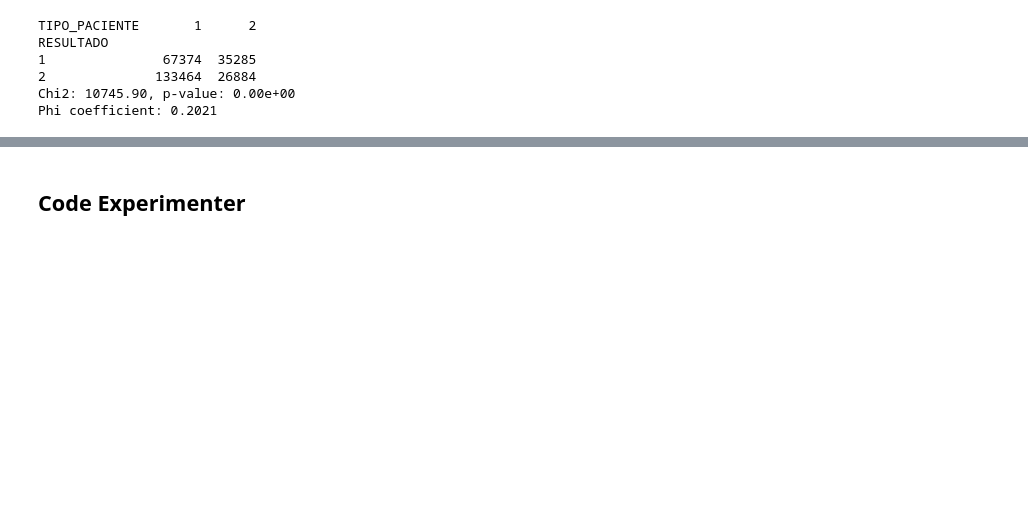
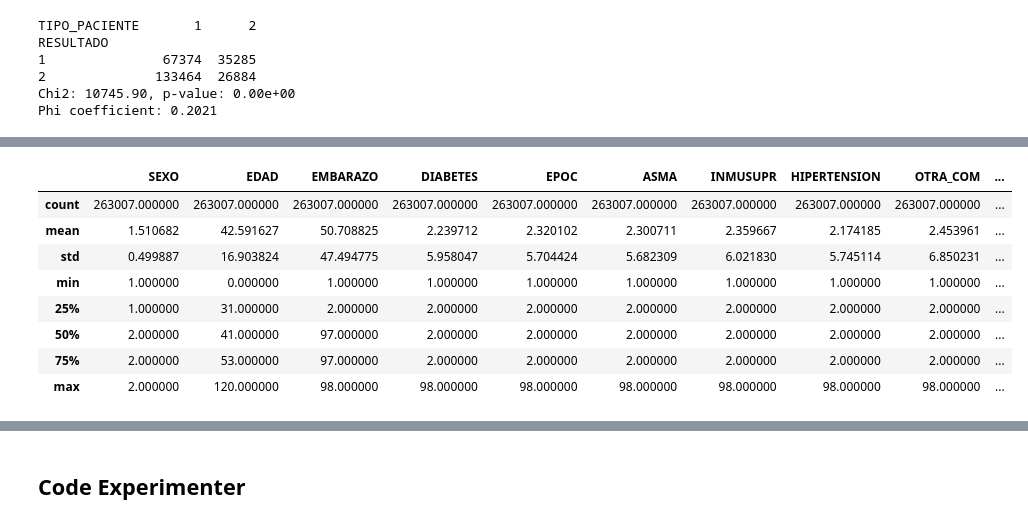
Before and after one commit to mateo-creates/machine-learning-project, a Jupyter notebook: project_notebook.ipynb, the cells around one changed output, grey strips where cells are left out. Cells and saved outputs as stored; diff of their text form; code cells hidden in the pictures; blank space fills up the shorter version.

```diff
--- a/project_notebook.ipynb
+++ b/project_notebook.ipynb
@@ -87,9 +33,6 @@ https://www.kaggle.com/datasets/marianarfranklin/mexico-covid19-clinical-data
 data_path = "../dataset/mexico_covid19.csv"
 download_date = "2026-07-11"
 
-df = pd.read_csv(data_path, sep=None, engine="python", encoding="utf-8")
+df_raw = pd.read_csv(data_path, sep=None, engine="python", encoding="utf-8")
 
-#fix for encoding issue in "PAIS_NACIONALIDAD"
-df["PAIS_NACIONALIDAD"] = df["PAIS_NACIONALIDAD"].str.encode("latin-1", errors="ignore").str.decode("utf-8", errors="ignore")
-
-df
+df = df_raw.copy()
@@ -779,0 +717,27 @@ Phi coefficient: 0.2021
+# %%
+target = 'TIPO_PACIENTE'
+# add "DIAS_CON_SINTOMAS" feature, consisting of FECHA_INGRESO substracted by FECHA_SINTOMAS
+df['FECHA_INGRESO'] = pd.to_datetime(df['FECHA_INGRESO'], format='%Y-%m-%d', errors='coerce')
+df['FECHA_SINTOMAS'] = pd.to_datetime(df['FECHA_SINTOMAS'], format='%Y-%m-%d', errors='coerce')
+df['DIAS_CON_SINTOMAS'] = (df['FECHA_INGRESO'] - df['FECHA_SINTOMAS']).dt.days
+
+# remove pre-selected features (find reasoning in supplementary table in report)
+included_features = [
+    'SEXO', 'EDAD', 'EMBARAZO',
+    'DIABETES', 'EPOC', 'ASMA', 'INMUSUPR', 'HIPERTENSION',
+    'OTRA_COM', 'CARDIOVASCULAR', 'OBESIDAD', 'RENAL_CRONICA',
+    'TABAQUISMO', 'OTRO_CASO', 'DIAS_CON_SINTOMAS'
+]
+
+df_model = df[included_features].copy()
+df_model.describe()
+# %% [output]
+|  | SEXO | EDAD | EMBARAZO | DIABETES | EPOC | ASMA | INMUSUPR | HIPERTENSION | OTRA_COM | ... |
+| count | 263007.000000 | 263007.000000 | 263007.000000 | 263007.000000 | 263007.000000 | 263007.000000 | 263007.000000 | 263007.000000 | 263007.000000 | ... |
+| mean | 1.510682 | 42.591627 | 50.708825 | 2.239712 | 2.320102 | 2.300711 | 2.359667 | 2.174185 | 2.453961 | ... |
+| std | 0.499887 | 16.903824 | 47.494775 | 5.958047 | 5.704424 | 5.682309 | 6.021830 | 5.745114 | 6.850231 | ... |
+| min | 1.000000 | 0.000000 | 1.000000 | 1.000000 | 1.000000 | 1.000000 | 1.000000 | 1.000000 | 1.000000 | ... |
+| 25% | 1.000000 | 31.000000 | 2.000000 | 2.000000 | 2.000000 | 2.000000 | 2.000000 | 2.000000 | 2.000000 | ... |
+| 50% | 2.000000 | 41.000000 | 97.000000 | 2.000000 | 2.000000 | 2.000000 | 2.000000 | 2.000000 | 2.000000 | ... |
+| 75% | 2.000000 | 53.000000 | 97.000000 | 2.000000 | 2.000000 | 2.000000 | 2.000000 | 2.000000 | 2.000000 | ... |
+| max | 2.000000 | 120.000000 | 98.000000 | 98.000000 | 98.000000 | 98.000000 | 98.000000 | 98.000000 | 98.000000 | ... |
```
Also changed, not shown: parts of 18 cells of this notebook.
